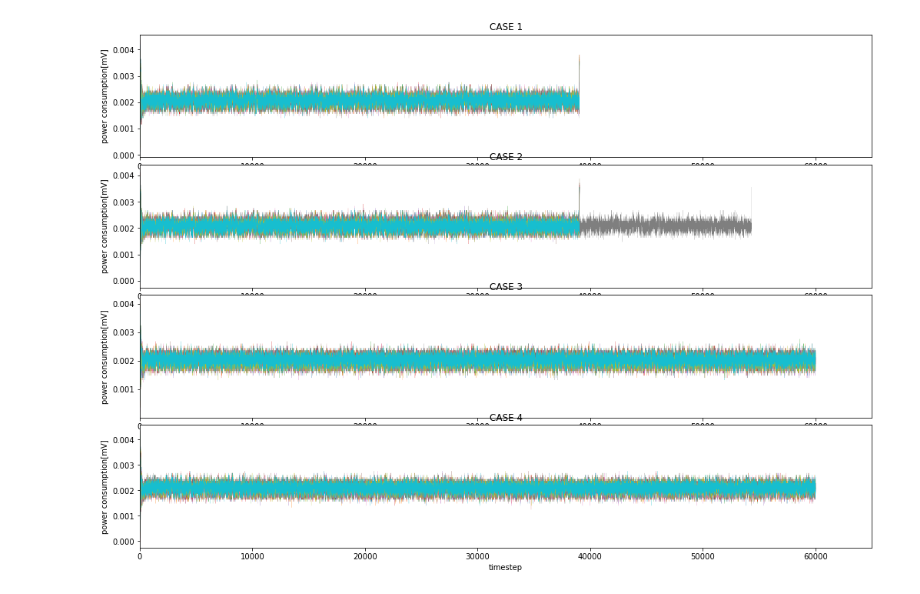
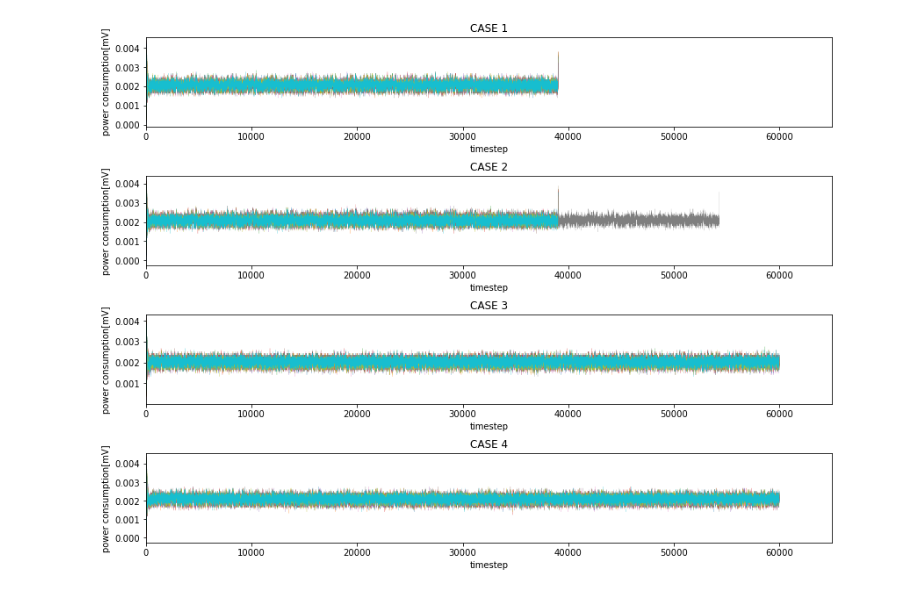
Before and after one commit to JB-Lee/CPA-with-ANN, a Jupyter notebook: src/trace_visualize.ipynb, the cells around one changed output. Drawn from its saved outputs; the diff is of its cells as text; code cells hidden in the pictures.

```diff
--- a/src/trace_visualize.ipynb
+++ b/src/trace_visualize.ipynb
@@ -7,8 +7,6 @@ plt.rcParams['lines.linewidth'] = 0.15
 
 key = 84
 # %%
-plt.subplots(constrained_layout=True)
-
 plt.subplot(411)
 plt.title('CASE 1')
 plt.xlabel('timestep')
@@ -18,31 +16,39 @@ df = pd.read_pickle('C:/Workspace/CPA/data/test/1.pkl')
 for x in df.iloc[key::256, :].trace:
     plt.plot(x)
 
 plt.subplot(412)
 plt.title('CASE 2')
 plt.xlabel('timestep')
 plt.ylabel('power consumption[mV]')
 plt.xlim([0, 65000])
 df = pd.read_pickle('C:/Workspace/CPA/data/method1/DPO4032_10_211108-191111.pkl')
 for x in df.iloc[key::256, :].trace:
     plt.plot(x)
 
 plt.subplot(413)
 plt.title('CASE 3')
 plt.xlabel('timestep')
 plt.ylabel('power consumption[mV]')
 plt.xlim([0, 65000])
 df = pd.read_pickle('C:/Workspace/CPA/data/method4/test/DPO4032_10_211112-181147.pkl')
 for x in df.iloc[key::256, :].trace:
     plt.plot(x)
 
 plt.subplot(414)
 plt.title('CASE 4')
 plt.xlabel('timestep')
 plt.ylabel('power consumption[mV]')
 plt.xlim([0, 65000])
 df = pd.read_pickle('C:/Workspace/CPA/data/method2/test/DPO4032_10_211109-121144.pkl')
 for x in df.iloc[key::256, :].trace:
     plt.plot(x)
+
+plt.subplots_adjust(left=0.125,
+                    bottom=0.1,
+                    right=0.9,
+                    top=0.9,
+                    wspace=0.2,
+                    hspace=0.55)
+plt.show()
 # %% [output]
-[figure, old version]
+[figure, new version]
```
